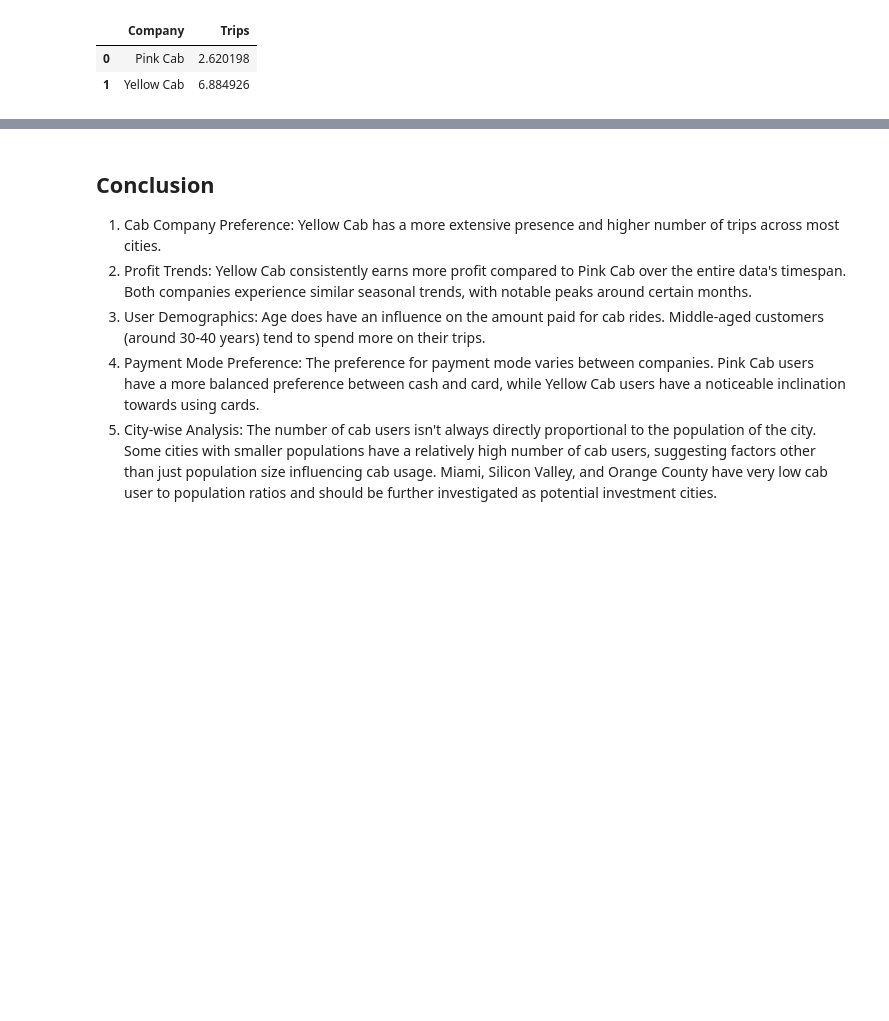
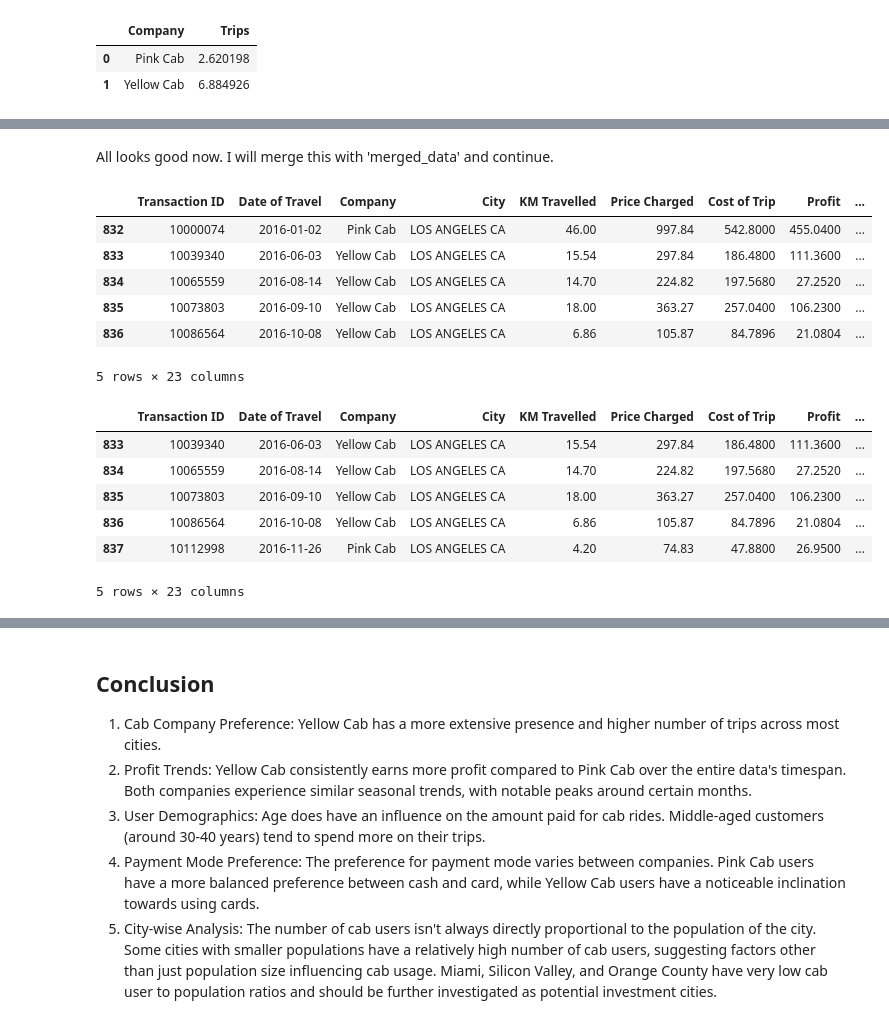
Before and after one commit to matthewiversen/data-glacier-internship, a Jupyter notebook: week-2/notebook.ipynb, the cells around one changed output, grey strips where cells are left out. Cells and saved outputs as stored; diff of their text form; code cells hidden in the pictures; blank space fills up the shorter version.

```diff
--- a/week-2/notebook.ipynb
+++ b/week-2/notebook.ipynb
@@ -772,0 +955,31 @@ In profit margin and customer loyalty, Yellow Cab continues to outperform Pink c
+# %% [markdown]
+All looks good now. I will merge this with 'merged_data' and continue.
+# %%
+# Merging datasets
+final_data = pd.merge(merged_data, all_weather_data, left_on=['Date of Travel', 'City'], right_on=['Date', 'City'], how='left')
+
+# Station and Name are not needed columns
+final_data.drop(columns=['Station', 'Name'], inplace=True, errors='ignore')
+
+# Filtering out the cities we don't have weather data on.
+filtered_data = final_data[final_data['City'].isin(['NEW YORK NY', 'LOS ANGELES CA', 'SAN FRANCISCO CA'])]
+display(filtered_data.head())
+
+# There were a few dates where data was not available, so we will filter those out as well.
+filtered_data = filtered_data.dropna(subset=['Wind_Avg', 'Rain', 'Snowfall', 'Snow_Depth', 'Temp_Avg'])
+display(filtered_data.head())
+# %% [output]
+|  | Transaction ID | Date of Travel | Company | City | KM Travelled | Price Charged | Cost of Trip | Profit | ... |
+| 832 | 10000074 | 2016-01-02 | Pink Cab | LOS ANGELES CA | 46.00 | 997.84 | 542.8000 | 455.0400 | ... |
+| 833 | 10039340 | 2016-06-03 | Yellow Cab | LOS ANGELES CA | 15.54 | 297.84 | 186.4800 | 111.3600 | ... |
+| 834 | 10065559 | 2016-08-14 | Yellow Cab | LOS ANGELES CA | 14.70 | 224.82 | 197.5680 | 27.2520 | ... |
+| 835 | 10073803 | 2016-09-10 | Yellow Cab | LOS ANGELES CA | 18.00 | 363.27 | 257.0400 | 106.2300 | ... |
+| 836 | 10086564 | 2016-10-08 | Yellow Cab | LOS ANGELES CA | 6.86 | 105.87 | 84.7896 | 21.0804 | ... |
+5 rows × 23 columns
+|  | Transaction ID | Date of Travel | Company | City | KM Travelled | Price Charged | Cost of Trip | Profit | ... |
+| 833 | 10039340 | 2016-06-03 | Yellow Cab | LOS ANGELES CA | 15.54 | 297.84 | 186.4800 | 111.3600 | ... |
+| 834 | 10065559 | 2016-08-14 | Yellow Cab | LOS ANGELES CA | 14.70 | 224.82 | 197.5680 | 27.2520 | ... |
+| 835 | 10073803 | 2016-09-10 | Yellow Cab | LOS ANGELES CA | 18.00 | 363.27 | 257.0400 | 106.2300 | ... |
+| 836 | 10086564 | 2016-10-08 | Yellow Cab | LOS ANGELES CA | 6.86 | 105.87 | 84.7896 | 21.0804 | ... |
+| 837 | 10112998 | 2016-11-26 | Pink Cab | LOS ANGELES CA | 4.20 | 74.83 | 47.8800 | 26.9500 | ... |
+5 rows × 23 columns
```
Also changed, not shown: parts of 23 cells of this notebook, 7 other files.
